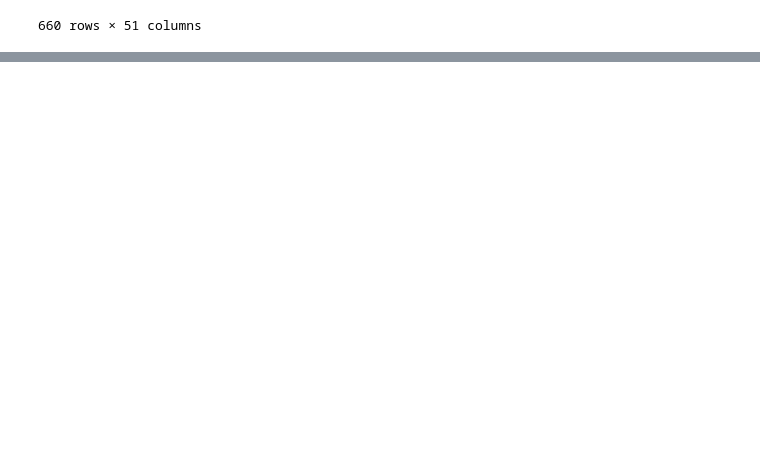
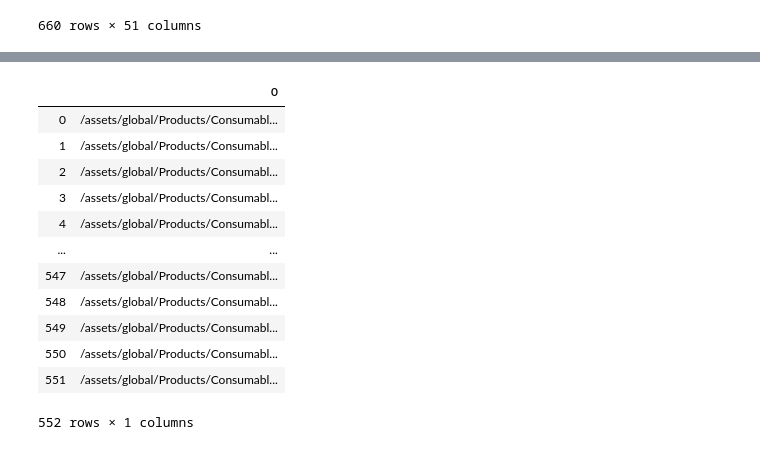
Before and after one commit to PrasannS/WeldingAnalysis, a Jupyter notebook: webscraper.ipynb, the cells around one changed output, grey strips where cells are left out. Cells and saved outputs as stored; diff of their text form; code cells hidden in the pictures; blank space fills up the shorter version.

```diff
--- a/webscraper.ipynb
+++ b/webscraper.ipynb
@@ -565,0 +656,18 @@ data
+# %%
+pdf_links = pd.read_json('pdf_links.json')
+pdf_links = pd.DataFrame(pdf_links[0])
+pdf_links
+# %% [output]
+|  | 0 |
+| 0 | /assets/global/Products/Consumabl... |
+| 1 | /assets/global/Products/Consumabl... |
+| 2 | /assets/global/Products/Consumabl... |
+| 3 | /assets/global/Products/Consumabl... |
+| 4 | /assets/global/Products/Consumabl... |
+| ... | ... |
+| 547 | /assets/global/Products/Consumabl... |
+| 548 | /assets/global/Products/Consumabl... |
+| 549 | /assets/global/Products/Consumabl... |
+| 550 | /assets/global/Products/Consumabl... |
+| 551 | /assets/global/Products/Consumabl... |
+552 rows × 1 columns
```
Also changed, not shown: parts of 19 cells of this notebook.
